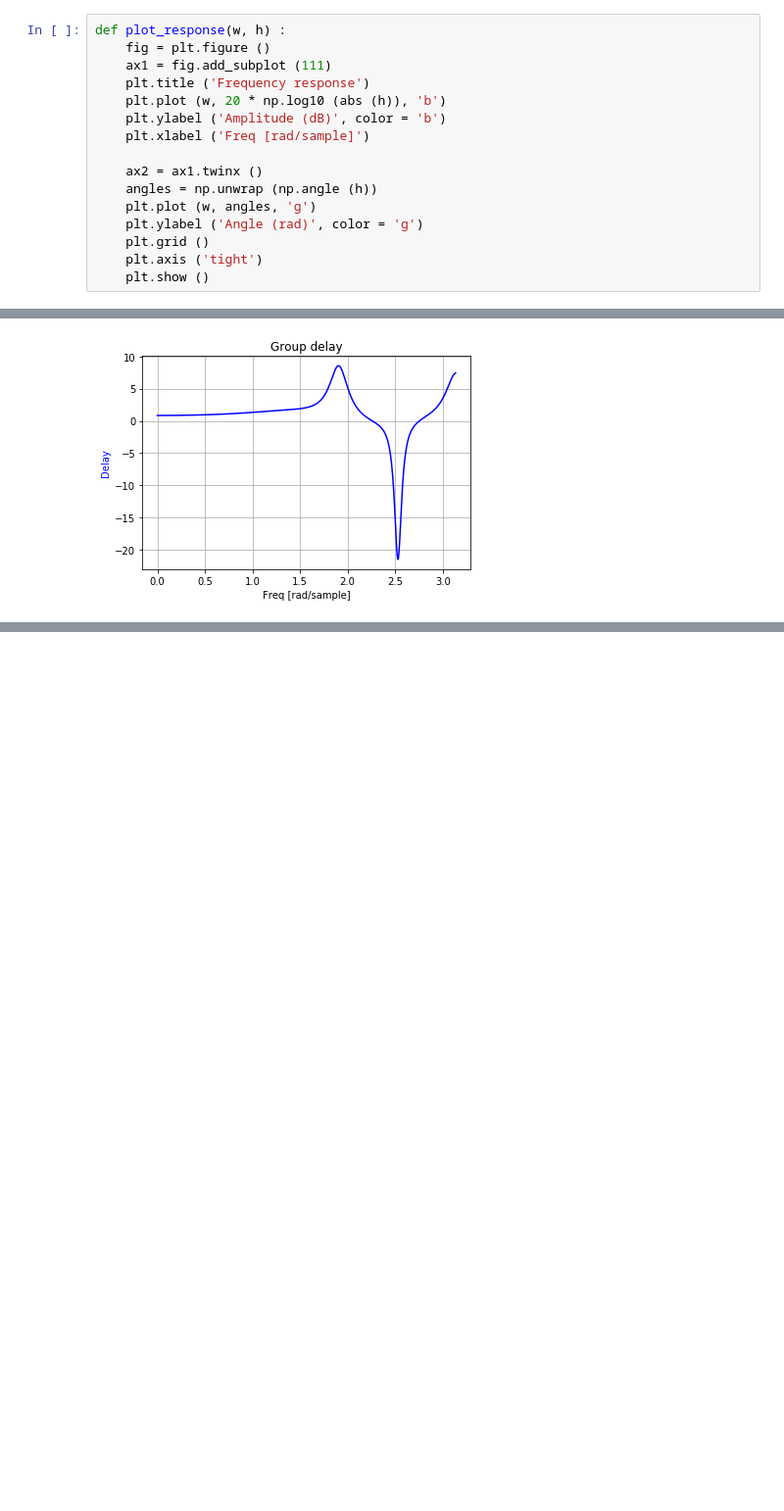
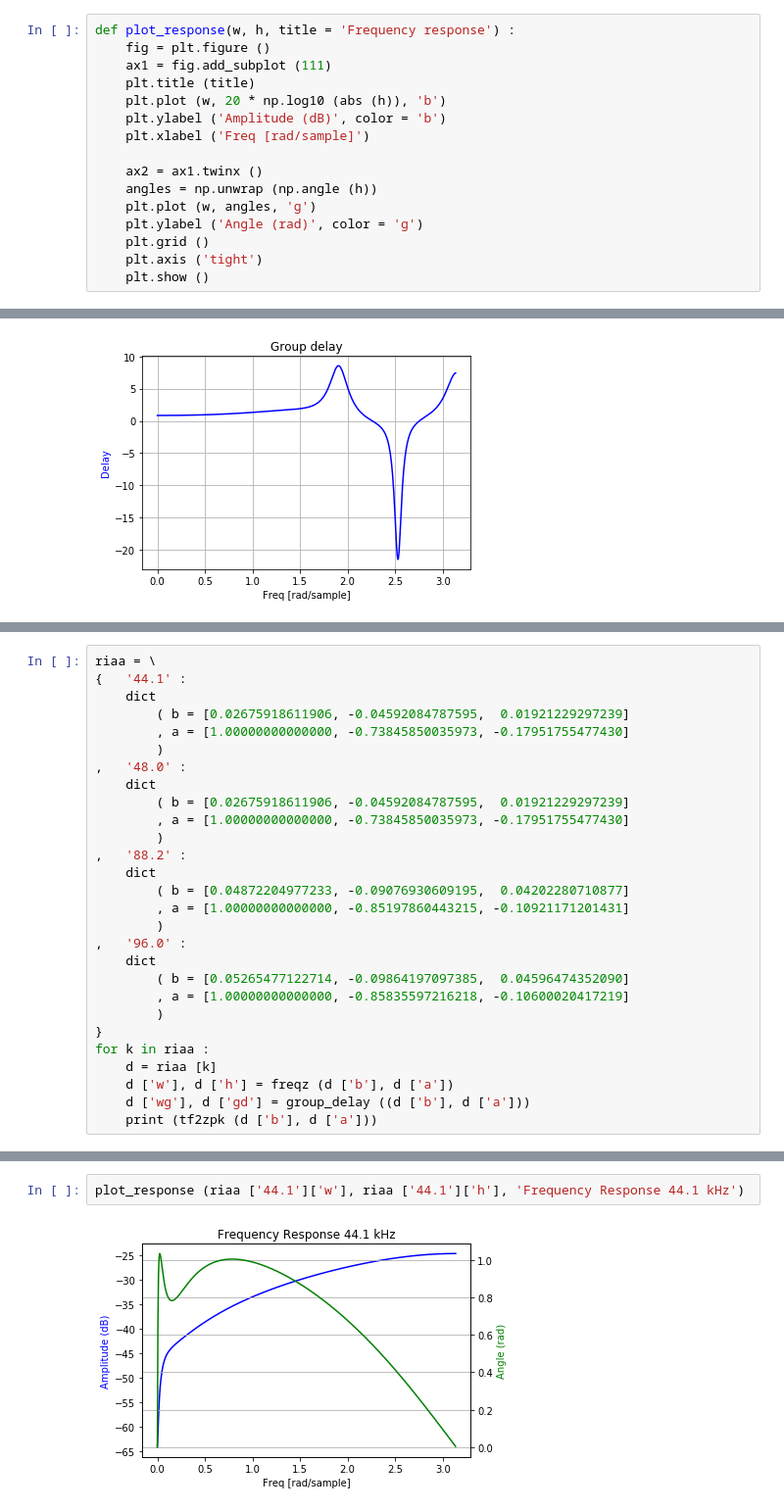
Before and after one commit to schlatterbeck/filter-optimizer, a Jupyter notebook: IIR_Filter.ipynb, the cells around one changed output, grey strips where cells are left out. Shown at 98% size. Drawn from its saved outputs; the diff is of its cells as text; blank space fills up the shorter version.

Commit message:
Experiments with RIAA

```diff
--- a/IIR_Filter.ipynb
+++ b/IIR_Filter.ipynb
@@ -9,10 +9,10 @@ from math import e, pi, sin, cos
 # %%
 %matplotlib inline
 # %%
-def plot_response(w, h) :
+def plot_response(w, h, title = 'Frequency response') :
     fig = plt.figure ()
     ax1 = fig.add_subplot (111)
-    plt.title ('Frequency response')
+    plt.title (title)
     plt.plot (w, 20 * np.log10 (abs (h)), 'b')
     plt.ylabel ('Amplitude (dB)', color = 'b')
     plt.xlabel ('Freq [rad/sample]')
@@ -254,0 +307,28 @@ plot_delay (wg, gd)
+# %%
+riaa = \
+{   '44.1' :
+    dict
+        ( b = [0.02675918611906, -0.04592084787595,  0.01921229297239]
+        , a = [1.00000000000000, -0.73845850035973, -0.17951755477430]
+        )
+,   '48.0' :
+    dict
+        ( b = [0.02675918611906, -0.04592084787595,  0.01921229297239]
+        , a = [1.00000000000000, -0.73845850035973, -0.17951755477430]
+        )
+,   '88.2' :
+    dict
+        ( b = [0.04872204977233, -0.09076930609195,  0.04202280710877]
+        , a = [1.00000000000000, -0.85197860443215, -0.10921171201431]
+        )
+,   '96.0' :
+    dict
+        ( b = [0.05265477122714, -0.09864197097385,  0.04596474352090]
+        , a = [1.00000000000000, -0.85835597216218, -0.10600020417219]
+        )
+}
+for k in riaa :
+    d = riaa [k]
+    d ['w'], d ['h'] = freqz (d ['b'], d ['a'])
+    d ['wg'], d ['gd'] = group_delay ((d ['b'], d ['a']))
+    print (tf2zpk (d ['b'], d ['a']))
@@ -254,0 +340,4 @@ plot_delay (wg, gd)
+# %%
+plot_response (riaa ['44.1']['w'], riaa ['44.1']['h'], 'Frequency Response 44.1 kHz')
+# %% [output]
+[figure, added]
```
Also changed, not shown: parts of 8 cells of this notebook.
